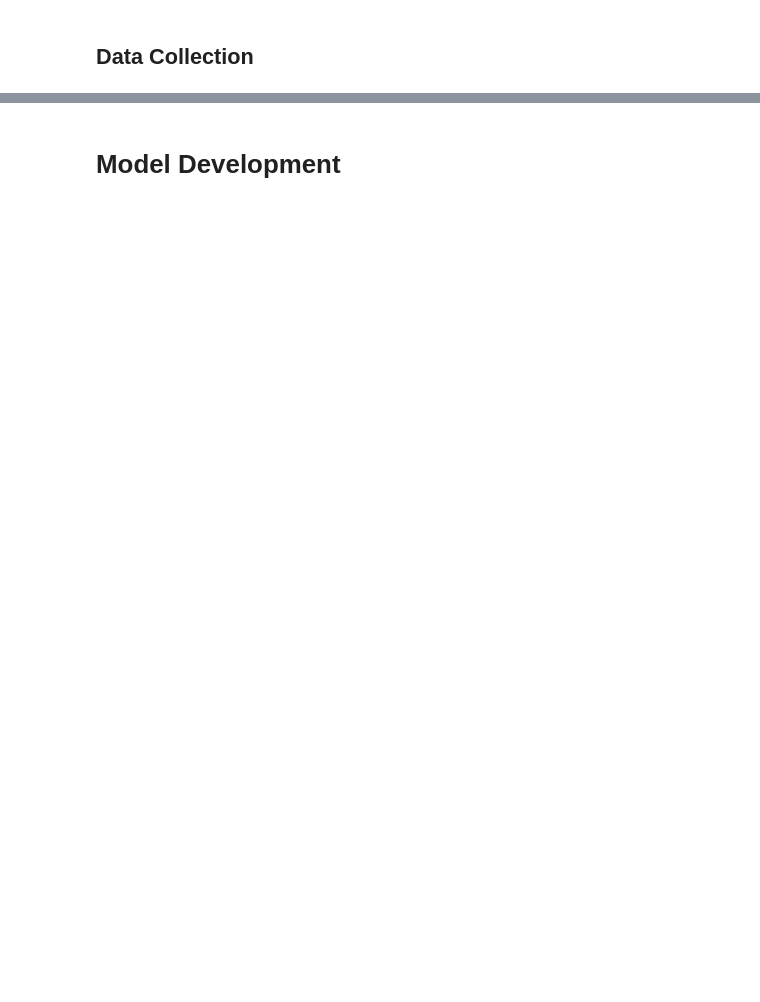
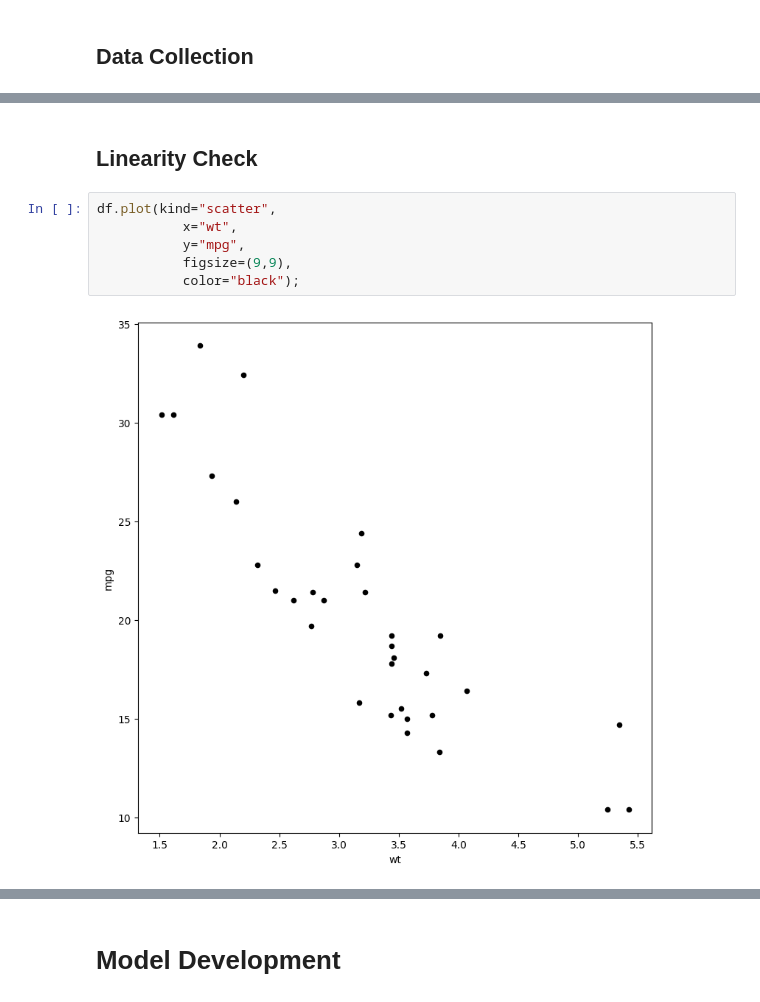
Before and after one commit to JebinAbraham/Linear-Regression-WineQuality-Dataset, a Jupyter notebook: Linear-Regression.ipynb, the cells around one changed output, grey strips where cells are left out. Saved outputs shown, nothing was run; the diff lists cells and outputs as text; blank space fills up the shorter version.

```diff
--- a/Linear-Regression.ipynb
+++ b/Linear-Regression.ipynb
@@ -268,0 +264,10 @@ dtype: object
+# %% [markdown]
+## Linearity Check
+# %%
+df.plot(kind="scatter",
+           x="wt",
+           y="mpg",
+           figsize=(9,9),
+           color="black");
+# %% [output]
+[figure, added]
```
Also changed, not shown: parts of 14 cells of this notebook.
